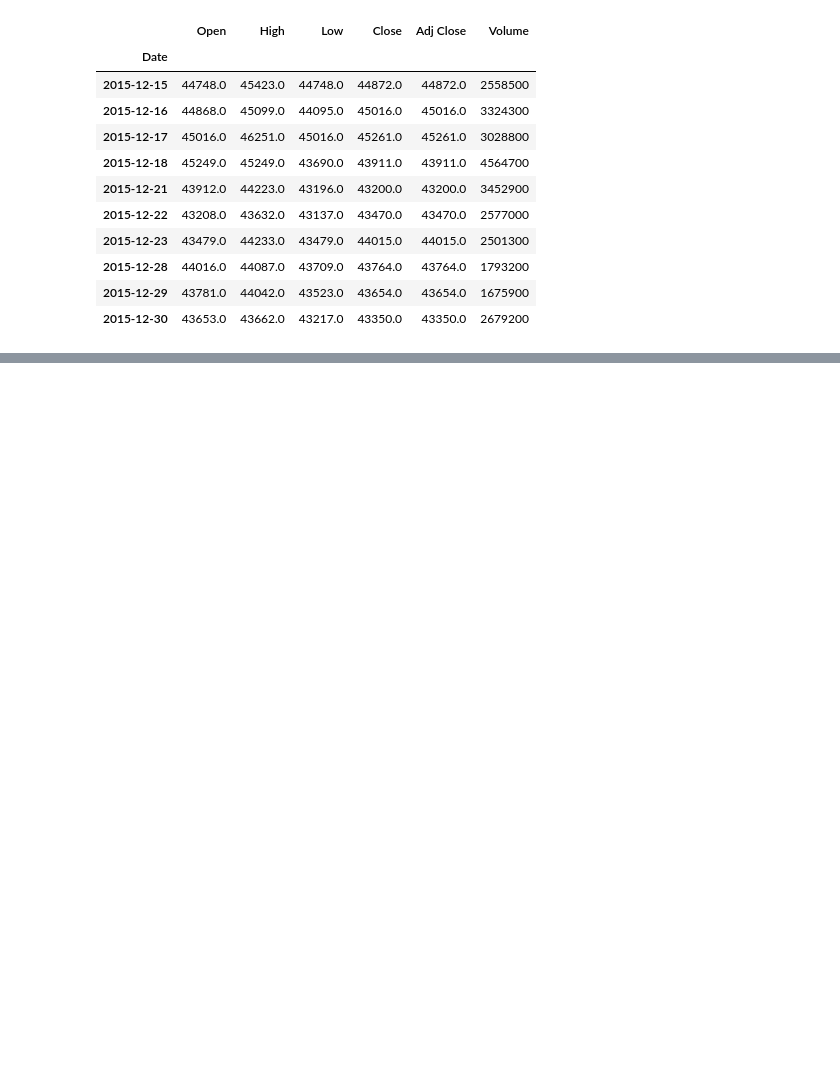
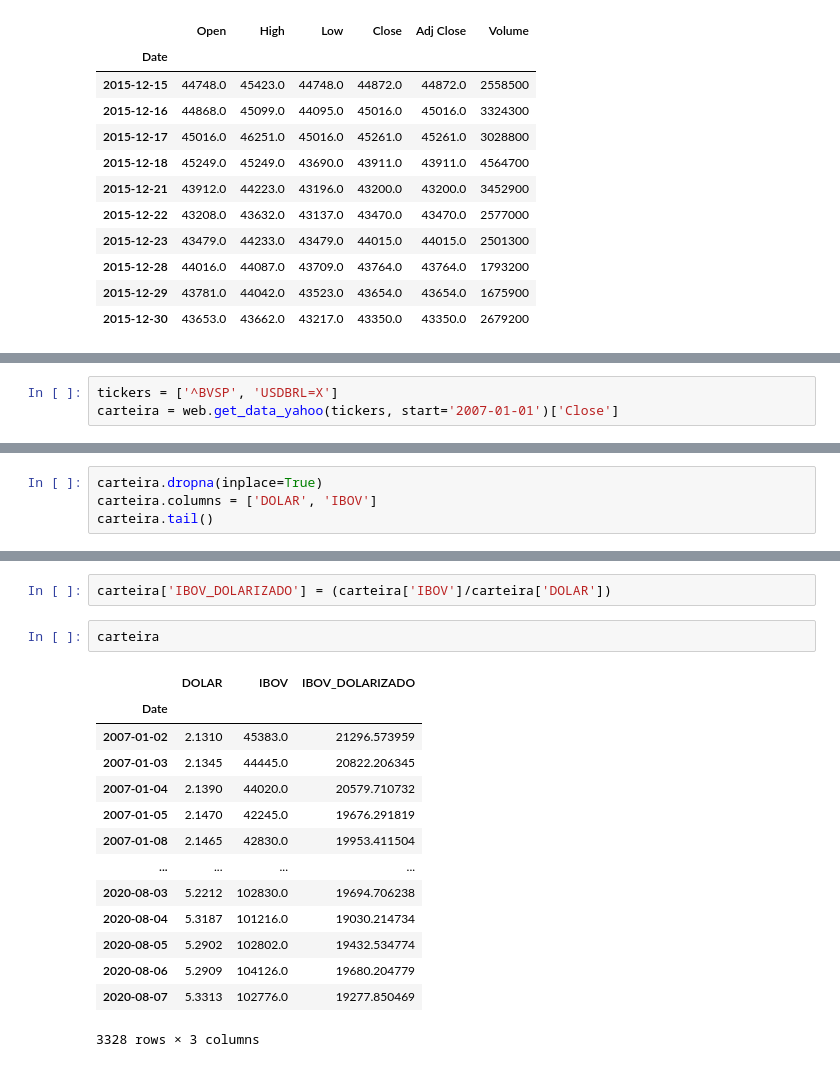
Before and after one commit to Angelicogfa/AnaliseFinanceiraApiYahoo, a Jupyter notebook: AnaliseFinanceiraApiBolsa.ipynb, the cells around one changed output, grey strips where cells are left out. Drawn from its saved outputs; the diff is of its cells as text; blank space fills up the shorter version.

```diff
--- a/AnaliseFinanceiraApiBolsa.ipynb
+++ b/AnaliseFinanceiraApiBolsa.ipynb
@@ -114,0 +120,3 @@ fig.show()
+# %%
+tickers = ['^BVSP', 'USDBRL=X']
+carteira = web.get_data_yahoo(tickers, start='2007-01-01')['Close']
@@ -114,0 +129,4 @@ fig.show()
+# %%
+carteira.dropna(inplace=True)
+carteira.columns = ['DOLAR', 'IBOV']
+carteira.tail()
@@ -114,0 +186,19 @@ fig.show()
+# %%
+carteira['IBOV_DOLARIZADO'] = (carteira['IBOV']/carteira['DOLAR'])
+# %%
+carteira
+# %% [output]
+|  | DOLAR | IBOV | IBOV_DOLARIZADO |
+| Date |  |  |  |
+| 2007-01-02 | 2.1310 | 45383.0 | 21296.573959 |
+| 2007-01-03 | 2.1345 | 44445.0 | 20822.206345 |
+| 2007-01-04 | 2.1390 | 44020.0 | 20579.710732 |
+| 2007-01-05 | 2.1470 | 42245.0 | 19676.291819 |
+| 2007-01-08 | 2.1465 | 42830.0 | 19953.411504 |
+| ... | ... | ... | ... |
+| 2020-08-03 | 5.2212 | 102830.0 | 19694.706238 |
+| 2020-08-04 | 5.3187 | 101216.0 | 19030.214734 |
+| 2020-08-05 | 5.2902 | 102802.0 | 19432.534774 |
+| 2020-08-06 | 5.2909 | 104126.0 | 19680.204779 |
+| 2020-08-07 | 5.3313 | 102776.0 | 19277.850469 |
+3328 rows × 3 columns
```
Also changed, not shown: parts of 12 cells of this notebook.
